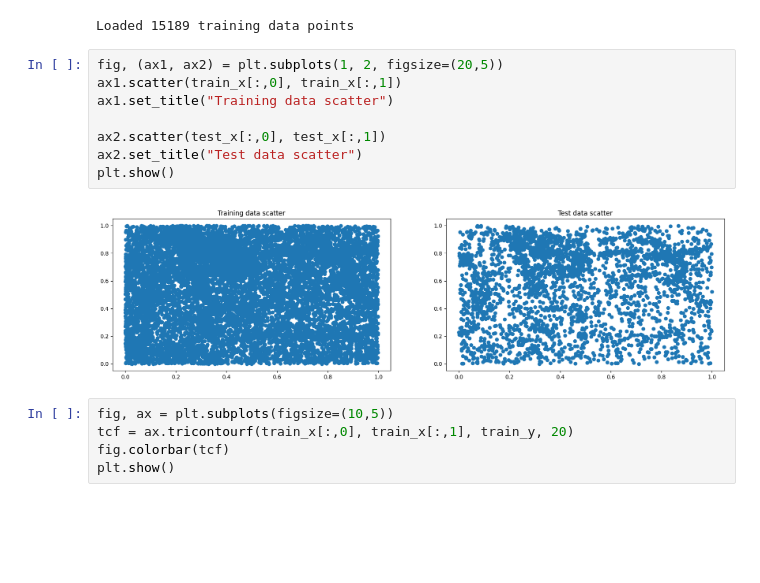
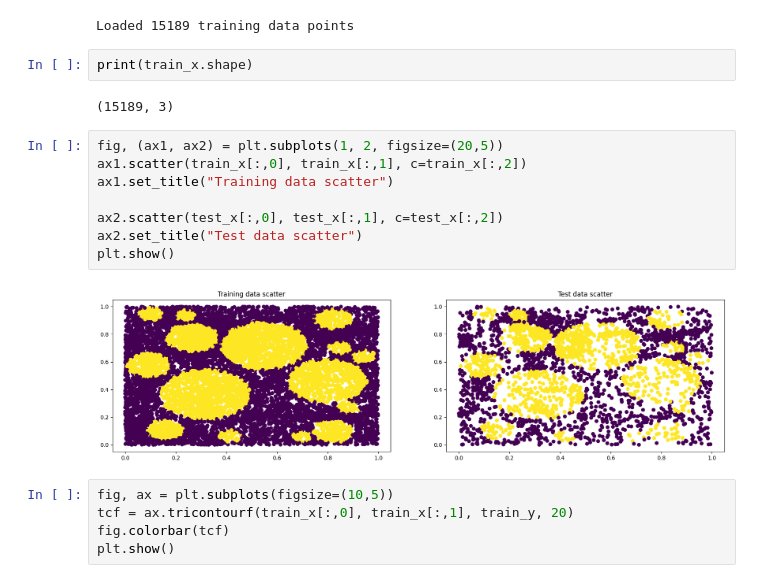
Before and after one commit to Nicolscore99/PAI, a Jupyter notebook: task1_handout_d3d63876/model_selection.ipynb, the cells around one changed output. Cells and saved outputs as stored; diff of their text form; blank space fills up the shorter version.

```diff
--- a/task1_handout_d3d63876/model_selection.ipynb
+++ b/task1_handout_d3d63876/model_selection.ipynb
@@ -23,16 +23,20 @@ test_x = np.loadtxt('test_x.csv', delimiter=',', skiprows=1)
 print("Loaded {} training data points".format(train_x.shape[0]))
 # %% [output]
 Loaded 15189 training data points
+# %%
+print(train_x.shape)
+# %% [output]
+(15189, 3)
 # %%
 fig, (ax1, ax2) = plt.subplots(1, 2, figsize=(20,5))
-ax1.scatter(train_x[:,0], train_x[:,1])
+ax1.scatter(train_x[:,0], train_x[:,1], c=train_x[:,2])
 ax1.set_title("Training data scatter")
 
-ax2.scatter(test_x[:,0], test_x[:,1])
+ax2.scatter(test_x[:,0], test_x[:,1], c=test_x[:,2])
 ax2.set_title("Test data scatter")
 plt.show()
 # %% [output]
-[figure, old version]
+[figure, new version]
 # %%
 fig, ax = plt.subplots(figsize=(10,5))
 tcf = ax.tricontourf(train_x[:,0], train_x[:,1], train_y, 20)
```
Also changed, not shown: parts of 3 cells of this notebook, 1 other file.
